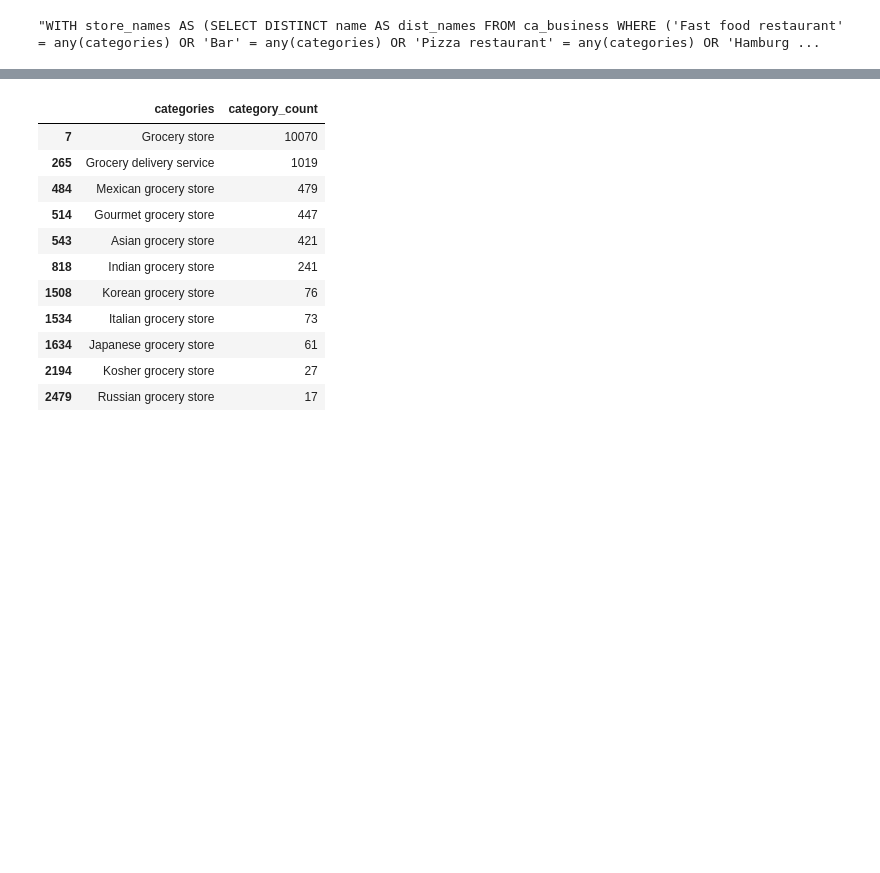
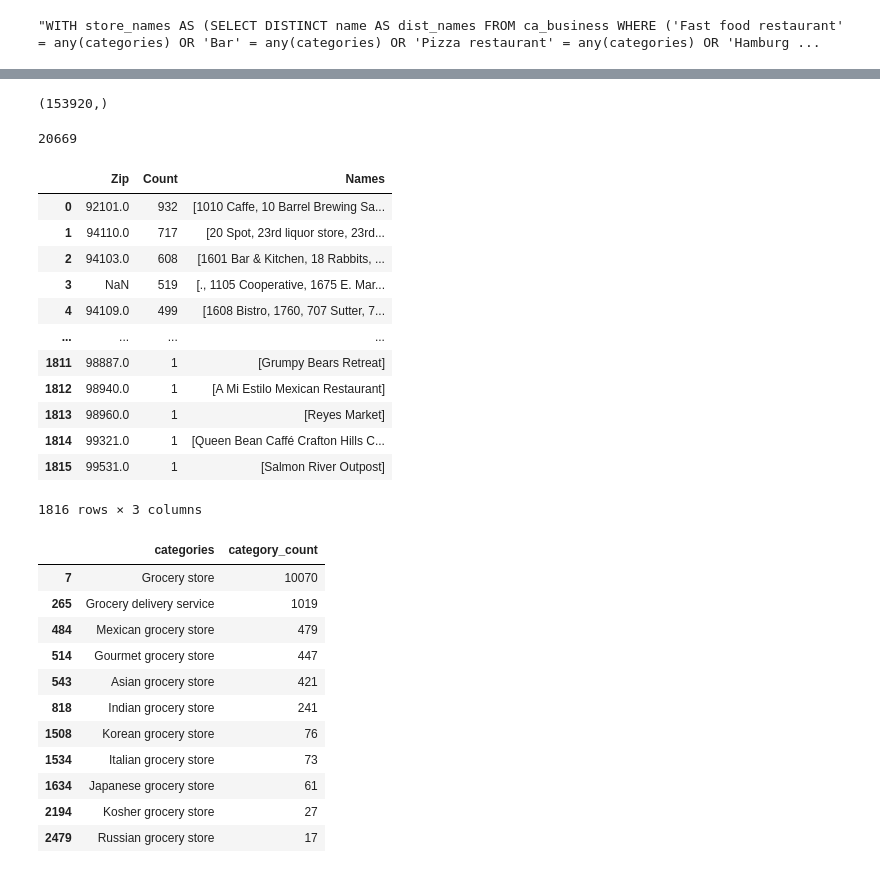
Before and after one commit to amoltkale/ai_chatbot_food_knowledge_graph, a Jupyter notebook: arc_gis/resource_data_creation/food_business_qry_prep.ipynb, the cells around one changed output, grey strips where cells are left out. Cells and saved outputs as stored; diff of their text form; code cells hidden in the pictures; blank space fills up the shorter version.

```diff
--- a/arc_gis/resource_data_creation/food_business_qry_prep.ipynb
+++ b/arc_gis/resource_data_creation/food_business_qry_prep.ipynb
@@ -190,3 +307,61 @@ res
+# %%
+cur = conn.cursor()
+
+# execute a statement
+cur.execute(qry)
+
+
+# display the PostgreSQL database server version
+res = cur.fetchall()
+# res = [c[0] for c in col_names]
+
+# Close the communication with the PostgreSQL
+cur.close()
+res[0]
+# %% [output]
+(153920,)
+# %%
+qry = "WITH store_names AS " \
+            "(SELECT DISTINCT name AS dist_names " \
+             "FROM ca_business " \
+        f"{qry_where}, " \
+            "hpf_stores AS " \
+                "(SELECT * FROM ca_business INNER JOIN store_names ON ca_business.name = store_names.dist_names) " \
+        "SELECT zip, count(*) as count, array_agg(distinct name) as restaurants " \
+        "FROM hpf_stores " \
+        "group by zip " \
+        "order by count desc, zip;"
+len(qry)
+# %% [output]
+20669
+# %%
+cur = conn.cursor()
+
+# execute a statement
+cur.execute(qry)
+
+
+# display the PostgreSQL database server version
+res = cur.fetchall()
+# res = [c[0] for c in col_names]
+
+# Close the communication with the PostgreSQL
+cur.close()
+pd.DataFrame(res, columns=["Zip", "Count", "Names"])
+# %% [output]
+|  | Zip | Count | Names |
+| 0 | 92101.0 | 932 | [1010 Caffe, 10 Barrel Brewing Sa... |
+| 1 | 94110.0 | 717 | [20 Spot, 23rd liquor store, 23rd... |
+| 2 | 94103.0 | 608 | [1601 Bar & Kitchen, 18 Rabbits, ... |
+| 3 | NaN | 519 | [., 1105 Cooperative, 1675 E. Mar... |
+| 4 | 94109.0 | 499 | [1608 Bistro, 1760, 707 Sutter, 7... |
+| ... | ... | ... | ... |
+| 1811 | 98887.0 | 1 | [Grumpy Bears Retreat] |
+| 1812 | 98940.0 | 1 | [A Mi Estilo Mexican Restaurant] |
+| 1813 | 98960.0 | 1 | [Reyes Market] |
+| 1814 | 99321.0 | 1 | [Queen Bean Caffé Crafton Hills C... |
+| 1815 | 99531.0 | 1 | [Salmon River Outpost] |
+1816 rows × 3 columns
 # %%
 # TODO since certain categories like liquor store also apply to grocery chains
 # also create list of store names that should not be in HPF list
```
Also changed, not shown: parts of 10 cells of this notebook.
